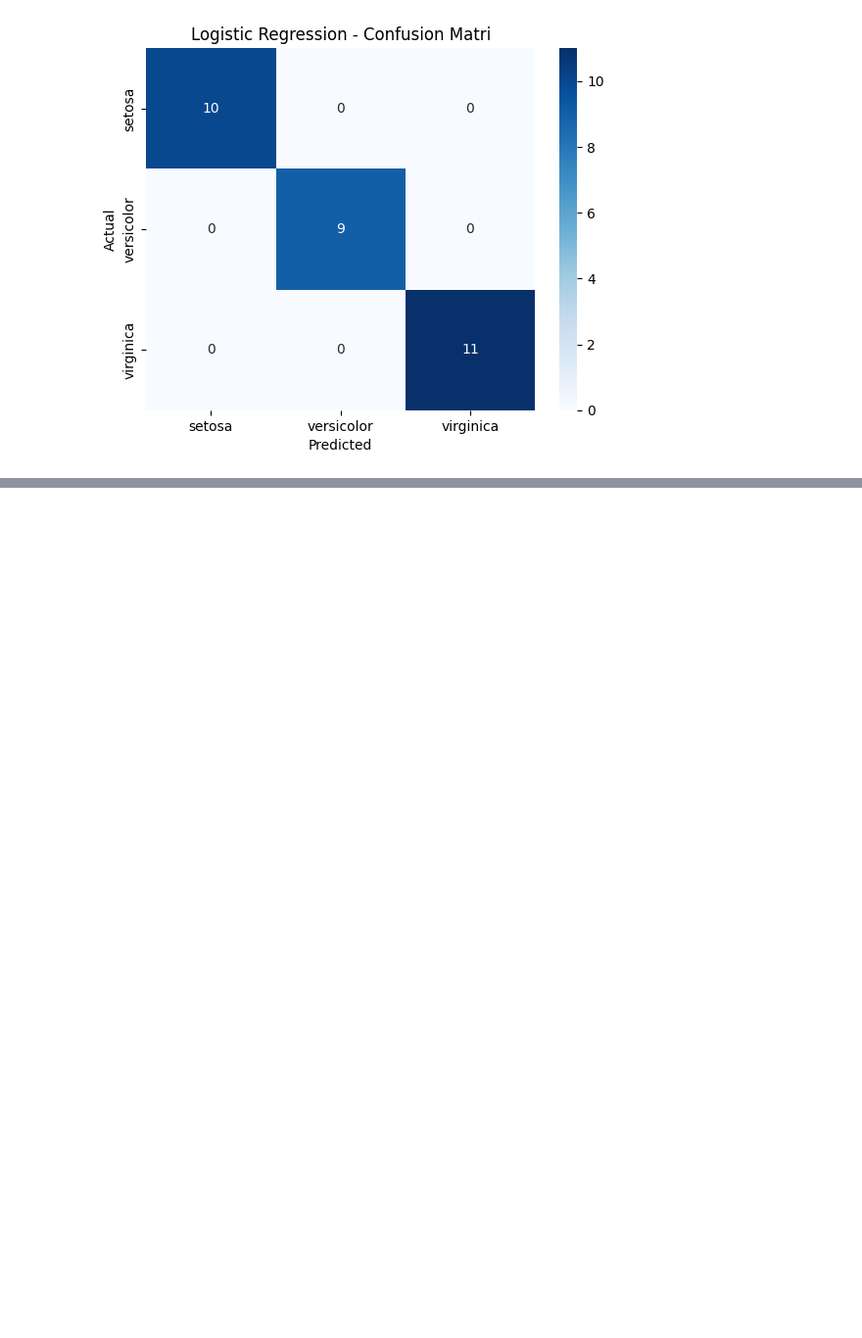
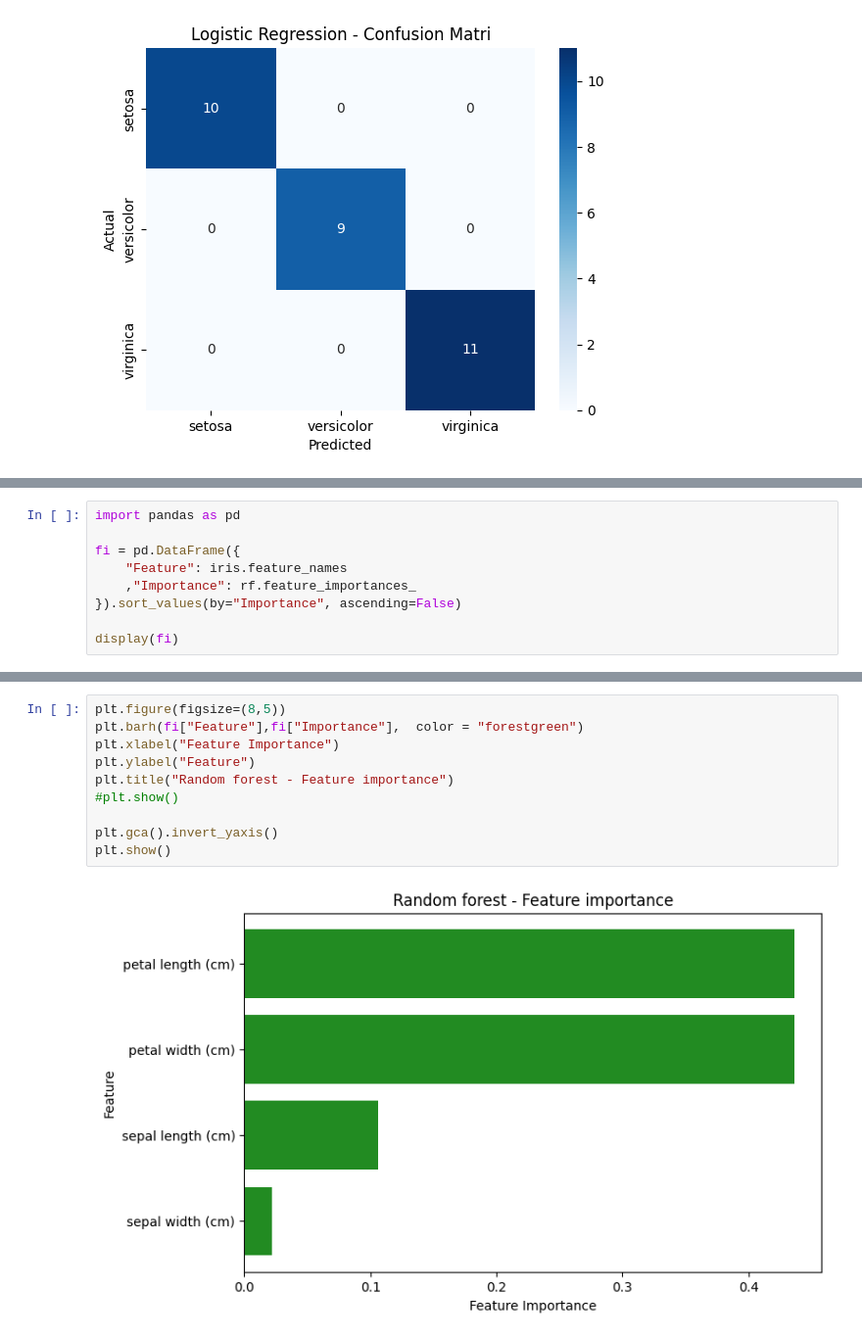
Before and after one commit to gokulsukesan/ai-solution-architect-transition, a Jupyter notebook: month1_core_ml/notebooks/ml_basics.ipynb, the cells around one changed output, grey strips where cells are left out. Shown: that part at 98% size. Saved outputs shown, nothing was run; the diff lists cells and outputs as text; blank space fills up the shorter version.

```diff
--- a/month1_core_ml/notebooks/ml_basics.ipynb
+++ b/month1_core_ml/notebooks/ml_basics.ipynb
@@ -218,0 +383,9 @@ plt.show()
+# %%
+import pandas as pd
+
+fi = pd.DataFrame({
+    "Feature": iris.feature_names
+    ,"Importance": rf.feature_importances_
+}).sort_values(by="Importance", ascending=False)
+
+display(fi)
@@ -218,0 +398,12 @@ plt.show()
+# %%
+plt.figure(figsize=(8,5))
+plt.barh(fi["Feature"],fi["Importance"],  color = "forestgreen")
+plt.xlabel("Feature Importance")
+plt.ylabel("Feature")
+plt.title("Random forest - Feature importance")
+#plt.show()
+
+plt.gca().invert_yaxis()
+plt.show()
+# %% [output]
+[figure, added]
```
Also changed, not shown: parts of 15 cells of this notebook.
